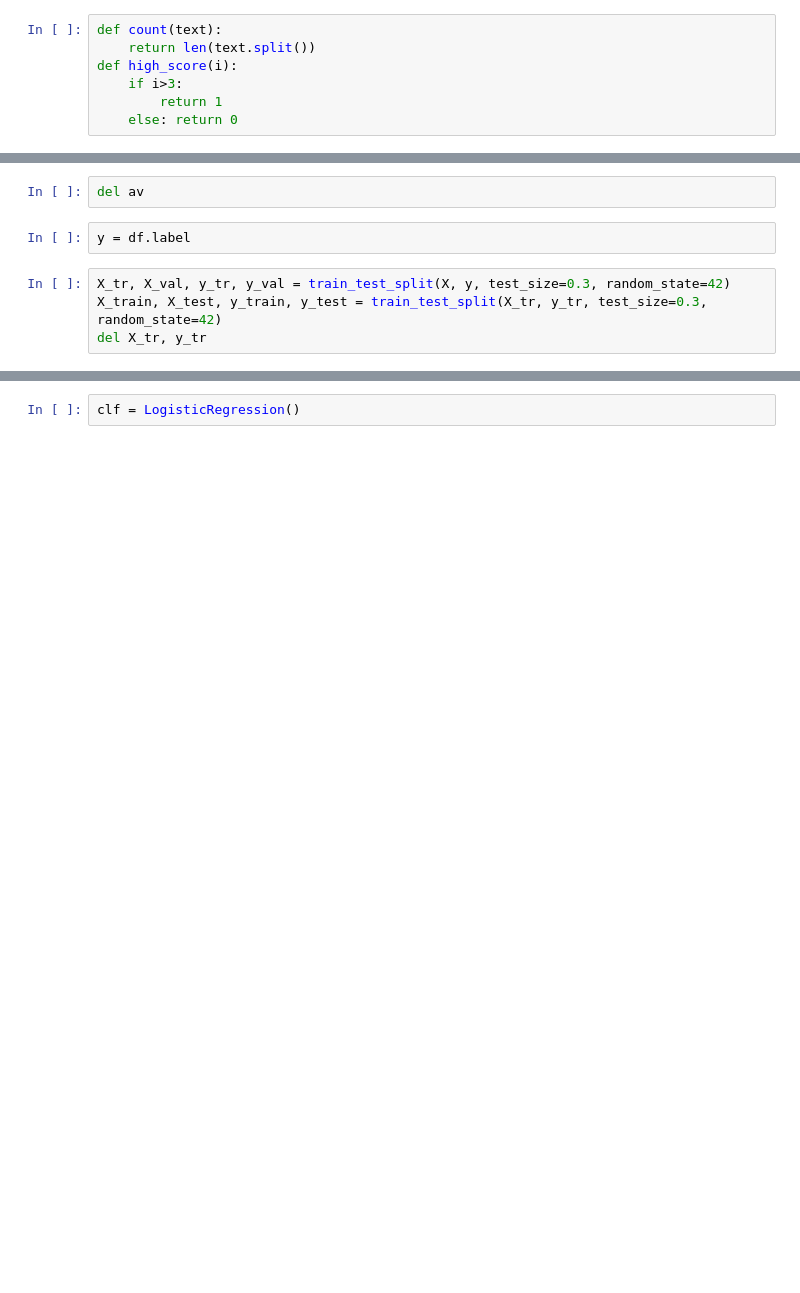
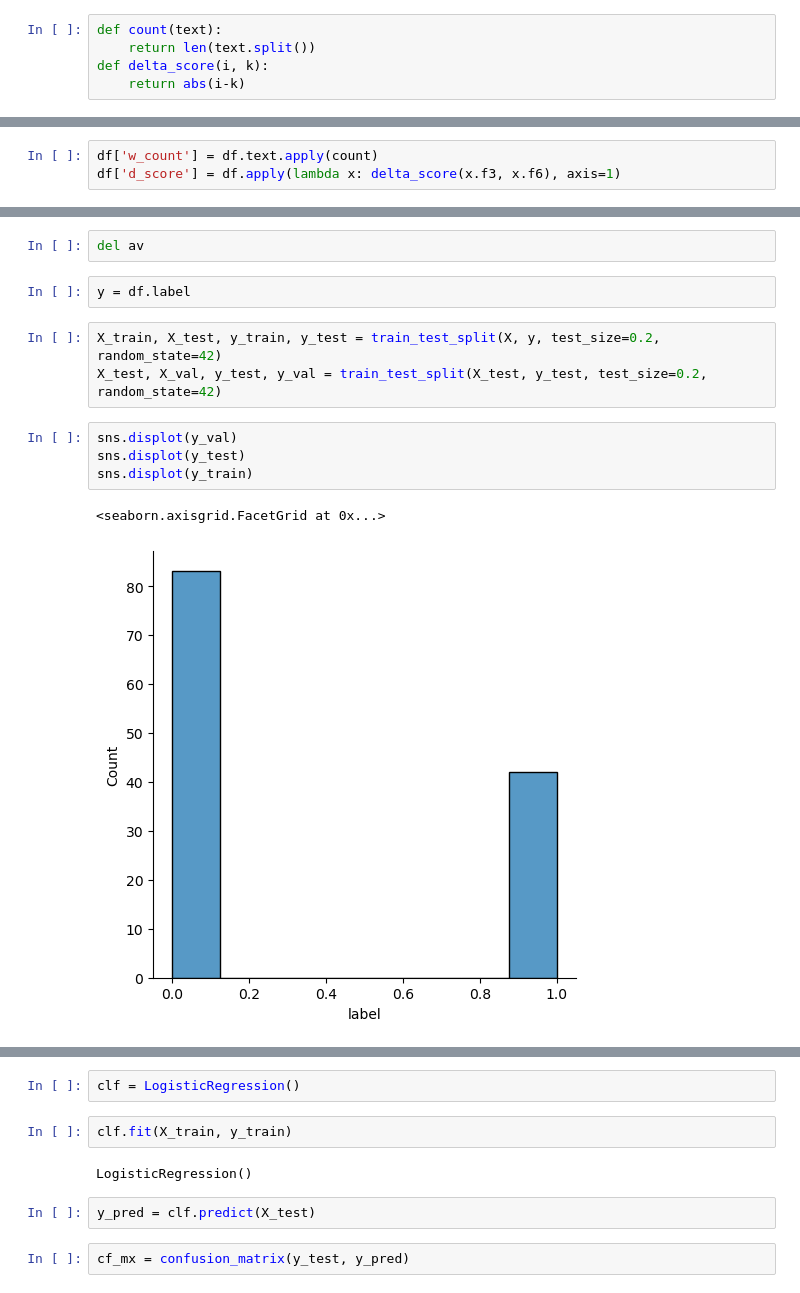
Before and after one commit to AVPankov0/WB_Task2, a Jupyter notebook: WB_Task2_Pankov.ipynb, the cells around one changed output, grey strips where cells are left out. Saved outputs shown, nothing was run; the diff lists cells and outputs as text; blank space fills up the shorter version.

```diff
--- a/WB_Task2_Pankov.ipynb
+++ b/WB_Task2_Pankov.ipynb
@@ -16,10 +17,8 @@ from sklearn.model_selection import cross_val_score, KFold, train_test_split
 # %%
 def count(text):
     return len(text.split())
-def high_score(i):
-    if i>3:
-        return 1
-    else: return 0
+def delta_score(i, k):
+    return abs(i-k)
 # %%
 swords = stopwords.words('russian')
 # %%
@@ -35,6 +34,9 @@ df.head()
 | 2 | 2636757786779776109 | 16985421652518589249 | 4904562693381133981 | Кабель подошёл, хорошо работает. | 4 | 4 | 4.0 | 14 | 0 | 4.500000 | 4 | ... |
 | 3 | 15432976385014516263 | 2629180387521298831 | 13541353053200353836 | Восторг! Очень приятный аромат, д... | 6 | 6 | 5.0 | 374 | 30 | 4.772727 | 14 | ... |
 | 4 | 11933982800034911890 | 14531191561111600318 | 9121890650636487522 | Визуально все хорошо. Не пробовал... | 19 | 18 | 5.0 | 6 | 4 | 5.000000 | 26 | ... |
+# %%
+df['w_count'] = df.text.apply(count)
+df['d_score'] = df.apply(lambda x: delta_score(x.f3, x.f6), axis=1)
 # %%
 text = df.text
 # %%
@@ -104,7 +125,13 @@ for i in range(0, len(stemmed_tok)):
 del av
 # %%
 y = df.label
-# %%
-X_tr, X_val, y_tr, y_val = train_test_split(X, y, test_size=0.3, random_state=42)
-X_train, X_test, y_train, y_test = train_test_split(X_tr, y_tr, test_size=0.3, random_state=42)
-del X_tr, y_tr
+# %%
+X_train, X_test, y_train, y_test = train_test_split(X, y, test_size=0.2, random_state=42)
+X_test, X_val, y_test, y_val = train_test_split(X_test, y_test, test_size=0.2, random_state=42)
+# %%
+sns.displot(y_val)
+sns.displot(y_test)
+sns.displot(y_train)
+# %% [output]
+<seaborn.axisgrid.FacetGrid at 0x...>
+[figure, added]
@@ -111,2 +140,10 @@ del X_tr, y_tr
 # %%
 clf = LogisticRegression()
+# %%
+clf.fit(X_train, y_train)
+# %% [output]
+LogisticRegression()
+# %%
+y_pred = clf.predict(X_test)
+# %%
+cf_mx = confusion_matrix(y_test, y_pred)
```
Also changed, not shown: parts of 19 cells of this notebook.
